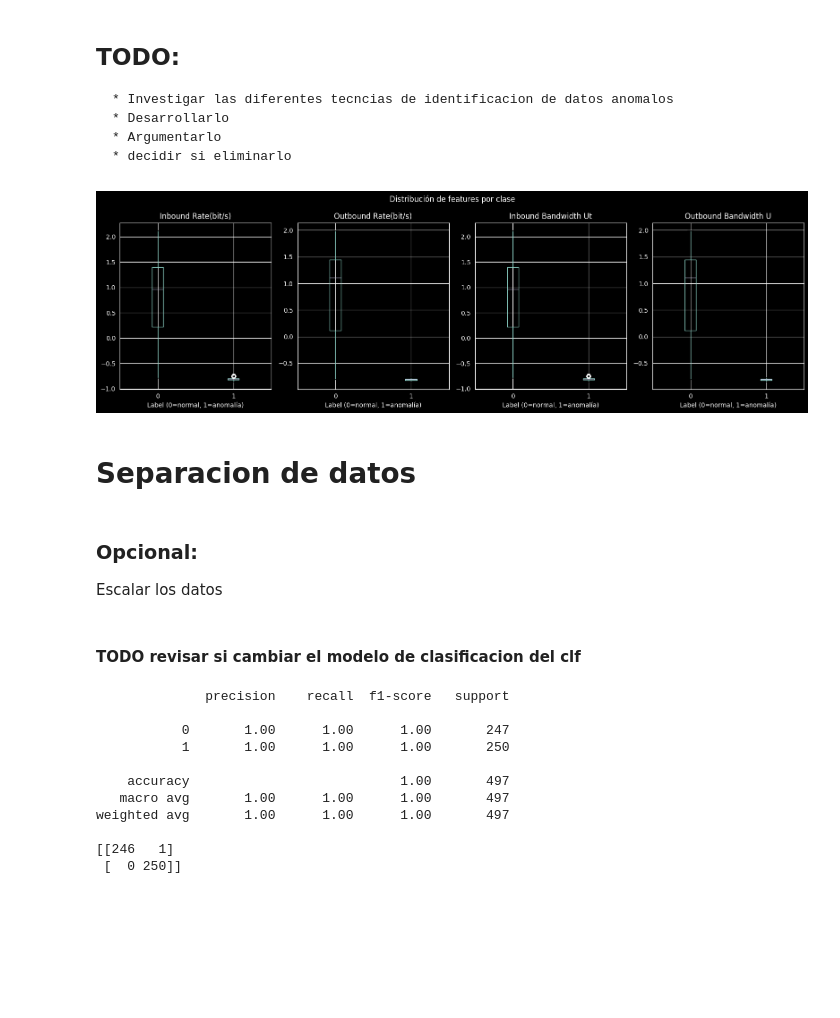
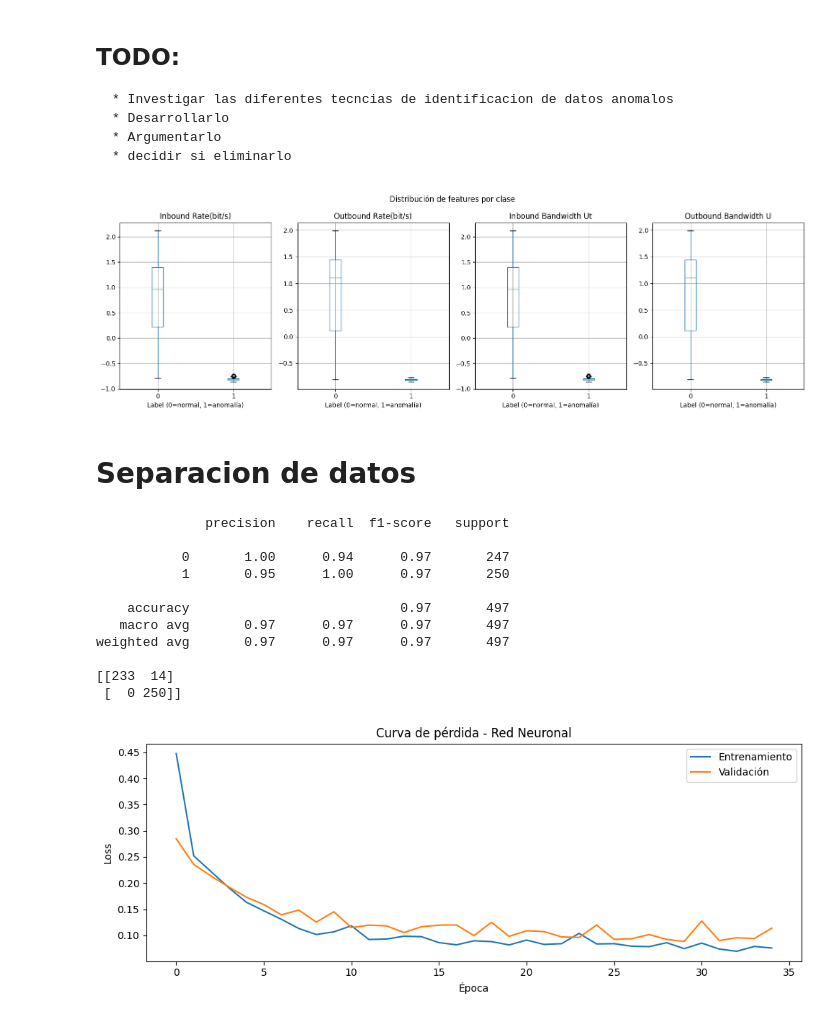
Before and after one commit to Pedro-Samuel-Rodriguez-Caudillo/Network-anomaly, a Jupyter notebook: Anomalia de red.ipynb, the cells around one changed output. Cells and saved outputs as stored; diff of their text form; code cells hidden in the pictures; blank space fills up the shorter version.

Commit message:
efactor: cambio de maquinas de soporte vectorial a red neuronal

```diff
--- a/Anomalia de red.ipynb
+++ b/Anomalia de red.ipynb
@@ -83,40 +89,77 @@ plt.show()
     * decidir si eliminarlo
 # %%
 fig, axes = plt.subplots(1, 4, figsize=(16, 5))
-for ax, col in zip(axes, X.columns):
+for ax, col in zip(axes, df.columns):
     df.boxplot(column=col, by='Label', ax=ax)
     ax.set_title(col[:20])
     ax.set_xlabel('Label (0=normal, 1=anomalía)')
 plt.suptitle('Distribución de features por clase')
 plt.tight_layout()
 plt.show()
 # %% [output]
-[figure, old version]
+[figure, new version]
 # %% [markdown]
 # Separacion de datos
-# %% [markdown]
-### Opcional:
-Escalar los datos
-# %% [markdown]
-#### TODO revisar si cambiar el modelo de clasificacion del clf
 # %%
 X = df.drop('Label', axis=1)
 y = df['Label']
 X_train, X_test, y_train, y_test = train_test_split(X, y, test_size=0.3, random_state=42)
-clf = RandomForestClassifier()
-clf.fit(X_train, y_train)
-y_pred = clf.predict(X_test)
+
+# Escalar datos
+scaler = StandardScaler()
+X_train = scaler.fit_transform(X_train)
+X_test = scaler.transform(X_test)
+
+# Definir modelo
+model = Sequential([
+    Dense(64, activation='relu', input_shape=(X_train.shape[1],)),
+    Dropout(0.2),
+    Dense(32, activation='relu'),
+    Dense(16, activation='relu'),
+    Dense(1, activation='sigmoid')  # Clasificación binaria
+])
+
+# Compilar
+model.compile(optimizer='adam', loss='binary_crossentropy', metrics=['accuracy'])
+
+early_stop = EarlyStopping(monitor='val_loss', patience=5, restore_best_weights=True)
+
+# Entrenar
+history = model.fit(
+    X_train, y_train,
+    epochs=50,
+    batch_size=32,
+    validation_data=(X_test, y_test),
+    callbacks=[early_stop],
+    verbose=1
+)
+
+# Evaluar
+y_pred = (model.predict(X_test) > 0.5).astype(int)
 print(classification_report(y_test, y_pred))
 print(confusion_matrix(y_test, y_pred))
 # %% [output]
               precision    recall  f1-score   support
 
-           0       1.00      1.00      1.00       247
-           1       1.00      1.00      1.00       250
+           0       1.00      0.94      0.97       247
+           1       0.95      1.00      0.97       250
 
-    accuracy                           1.00       497
-   macro avg       1.00      1.00      1.00       497
-weighted avg       1.00      1.00      1.00       497
+    accuracy                           0.97       497
+   macro avg       0.97      0.97      0.97       497
+weighted avg       0.97      0.97      0.97       497
 
-[[246   1]
+[[233  14]
  [  0 250]]
+# %%
+# Curva de pérdida durante el entrenamiento
+plt.figure(figsize=(10, 4))
+plt.plot(history.history['loss'], label='Entrenamiento')
+plt.plot(history.history['val_loss'], label='Validación')
+plt.title('Curva de pérdida - Red Neuronal')
+plt.xlabel('Época')
+plt.ylabel('Loss')
+plt.legend()
+plt.tight_layout()
+plt.show()
+# %% [output]
+[figure, added]
```
Also changed, not shown: parts of 5 cells of this notebook.
